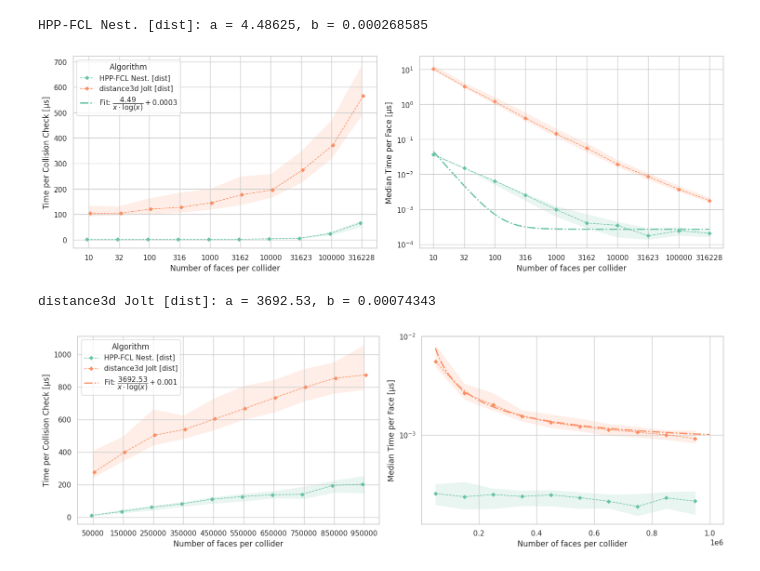
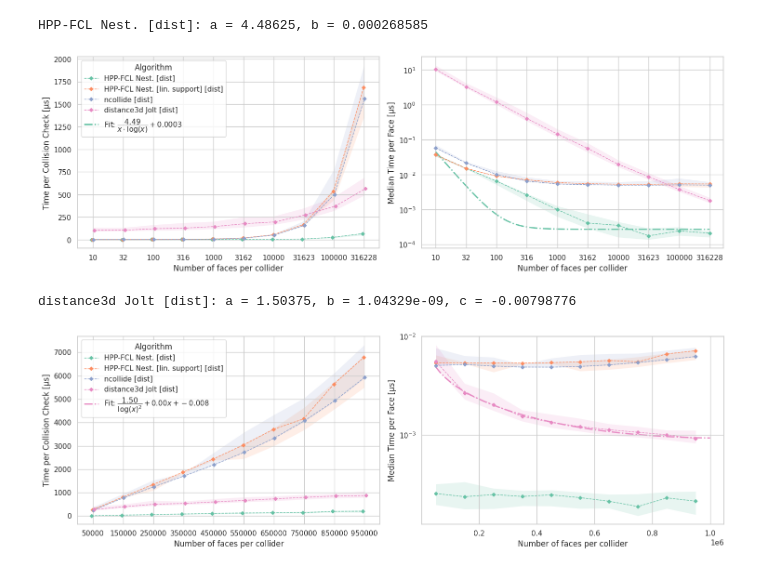
Before and after one commit to ThiloU/collision-comparison, a Jupyter notebook: compare-python/analyze_new/analysis_icospheres.ipynb, the cells around one changed output. Cells and saved outputs as stored; diff of their text form; code cells hidden in the pictures.

Commit message:
Changed curve fitting code

```diff
--- a/compare-python/analyze_new/analysis_icospheres.ipynb
+++ b/compare-python/analyze_new/analysis_icospheres.ipynb
@@ -39,9 +39,9 @@ GROWTH_FACTOR = 4
 
 algos_to_compare = [
     "distance3d Jolt (distance)",
-    # "ncollide_distance",
+    "ncollide_distance",
     "FCL distance",
-    # "FCL distance linear support",
+    "FCL distance linear support",
 ]
 
 # algos with log. support funcs.:
@@ -230,7 +230,7 @@ ax[1].legend().remove()
 plt.tight_layout()
 # %% [output]
 HPP-FCL Nest. [dist]: a = 4.48625, b = 0.000268585
-[figure, old version]
+[figure, new version]
 # %%
 # Same plots, but for the very-high-vertex-count benchmark:
 
@@ -268,6 +268,7 @@ pretty_names = df_high_long["PrettyName"].unique().tolist()
 palette = dict(zip(pretty_names, sns.color_palette('Set2', n_colors=len(pretty_names))))
 
 fig, ax = plt.subplots(1,2, figsize=(15, 5))
+
 # Log scales must be set BEFORE plotting so native_scale positioning accounts for them
 # ax.set_xscale('log')
 # ax.set_yscale('log')
@@ -327,65 +328,77 @@ add_iqr_band(ax[1], df_high_plot, 'FaceCount', 'TimePerFace', 'PrettyName', pret
 #     fliersize=2, width=0.5, ax=ax[1]
 # )
 
-algo_to_fit = "distance3d Jolt (distance)"
-# algo_to_fit = "ncollide_distance"
+
+# algos_to_fit = ["FCL distance", "distance3d Jolt (distance)"]
+algos_to_fit = ["distance3d Jolt (distance)"]
+# algos_to_fit = ["ncollide_distance", "FCL distance linear support"]
 from scipy.optimize import curve_fit
 
-def inv_log_func(x, a, b):
-    return a / (x * np.log(x)) + b   # np.log is the natural log
+def log_squared_func(x, a, b, c):
+    return a * np.log(x)**2 + b * x + c
 
-def inv_quadratic_func(x, a, b):
-    return a / (x * x) + b   # np.log is the natural log
+def inv_log_squared_func(x, a, b, c):
+    return a / np.log(x)**2 + b * x + c
 
+def n_log_n_func(x, a, b, c):
+    return a * np.log(x)*x + b * x + c
 
-fit_line = None
-if algo_to_fit != "":
-    assert algo_to_fit in algos_to_compare
+fit_lines = []
+
+for algo_to_fit in algos_to_fit:
+    if algo_to_fit not in algos_to_compare:
+        continue
     fit_name = algo_metadata[algo_to_fit].pretty_name_full
 
     fit_points = (
         df_high_long[df_high_long['PrettyName'] == fit_name]
-        .groupby('FaceCount')['TimePerFace'].mean()
+        .groupby('FaceCount')['TimePerFace'].median()
     )
     x = fit_points.index.to_numpy(dtype=float)
     y = fit_points.to_numpy()
 
     # sigma=y makes the fit minimize relative error, which suits the log y-axis
     # (otherwise the largest values dominate the fit).
-    (a, b), _ = curve_fit(inv_log_func, x, y, p0=[1.0, y.min()], sigma=y)
+
+    a0 = (y[-1] - y[0]) / (x[-1]*np.log(x[-1]) - x[0]*np.log(x[0]))
+    b0 = 0.0
+    c0 = y[0]
+    (a, b, c), _ = curve_fit(inv_log_squared_func, x, y, p0=[a0, b0, c0], sigma=y)
 
     x_fit = np.linspace(x.min(), x.max(), 500)
-    fit_line, = ax[1].plot(
-        x_fit, inv_log_func(x_fit, a, b),
+    fit_lines.append(ax[1].plot(
+        x_fit, inv_log_squared_func(x_fit, a, b, c),
         color=palette[fit_name], linestyle='-.', linewidth=2, zorder=0,
-        label="Fit: $\\dfrac{%5.2f}{x \\cdot \\log(x)} + %5.3f$" % (a,b),
-    )
-    print(f"{fit_name}: a = {a:.6g}, b = {b:.6g}")
+        # label="Fit: $%5.4f x \\log(x) %5.4f x + %5.2f$" % (a,b,c),
+        label="Fit: $\\dfrac{%5.2f}{\\log(x)^2} + %5.2f x + %5.3f$" % (a,b,c),
+        # label="Fit: $%5.2f \\log(x)^2 + %5.4f x %5.2f$" % (a,b,c),
+    )[0])
+    print(f"{fit_name}: a = {a:.6g}, b = {b:.6g}, c = {c:.6g}")
 
 
 ax[1].grid(True)
 # ax.set_aspect('equal', adjustable='box')
 ax[1].set_xlabel("Number of faces per collider")
 ax[1].set_ylabel("Median Time per Face [µs]")
 
 # ax[1].set_xticks(face_order)
 # ax[1].set_xticklabels([str(v) for v in face_order])
 # ax[1].minorticks_off()
 
-# manually add the fit line to the legend of the left plot:
+# manually add the fit lines to the legend of the left plot:
 handles, labels = ax[0].get_legend_handles_labels()
-if fit_line is not None:
+for fit_line in fit_lines:
     handles.append(fit_line)
     labels.append(fit_line.get_label())
 
 if len(algos_to_compare) > 1:
     ax[0].legend(handles=handles, labels=labels, title='Algorithm', loc='best', ncol=1)
 else:
     ax[0].legend().remove()
 
 ax[1].legend().remove()
 
 plt.tight_layout()
 # %% [output]
-distance3d Jolt [dist]: a = 3692.53, b = 0.00074343
+distance3d Jolt [dist]: a = 1.50375, b = 1.04329e-09, c = -0.00798776
-[figure, old version]
+[figure, new version]
```
